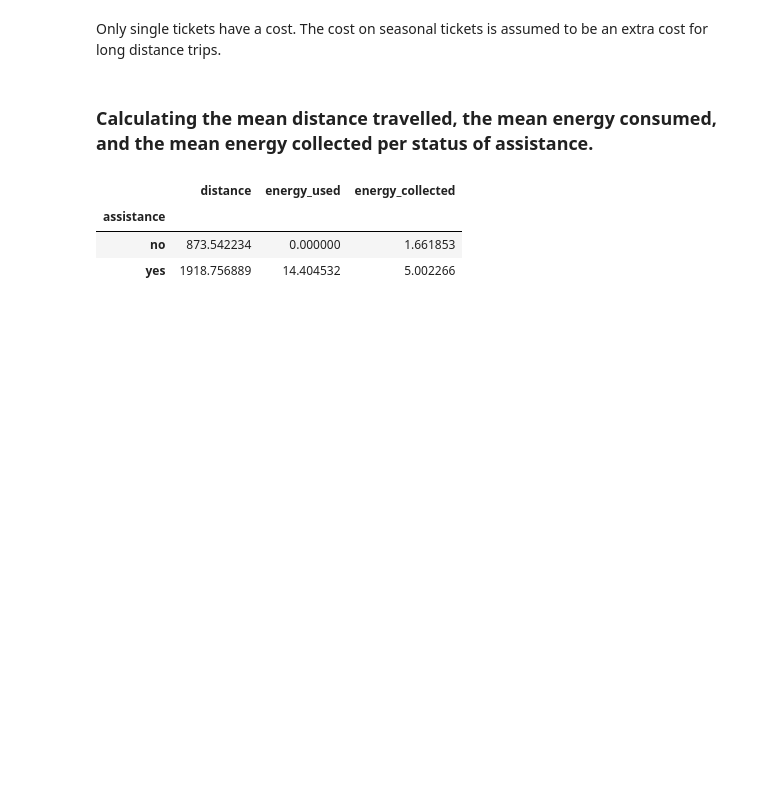
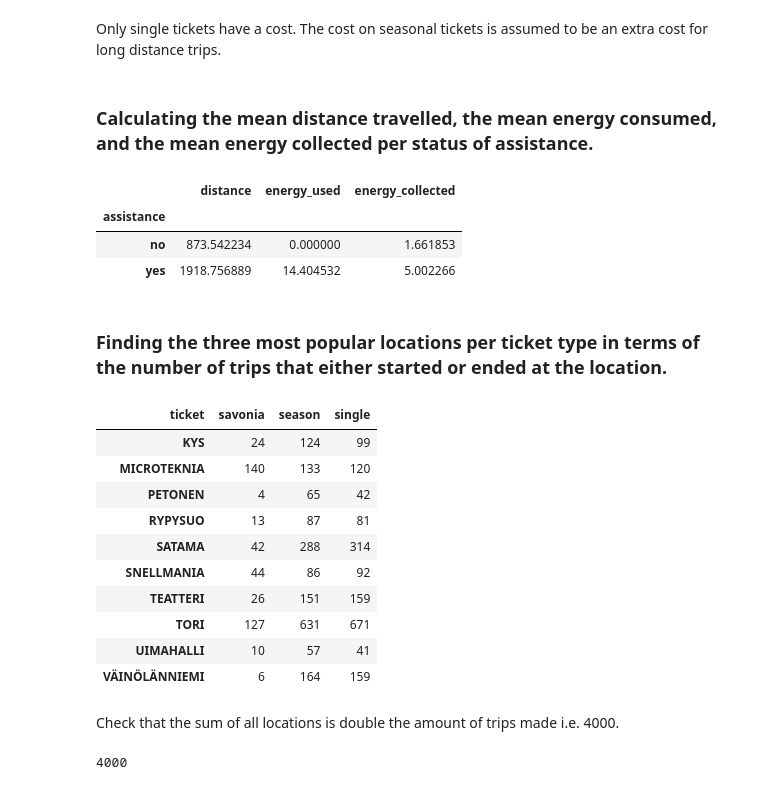
Before and after one commit to jhpyyk/data-analysis, a Jupyter notebook: statistical-data-analysis/project/bike_analysis.ipynb, the cells around one changed output. Saved outputs shown, nothing was run; the diff lists cells and outputs as text; code cells hidden in the pictures; blank space fills up the shorter version.

Commit message:
Popular locations done

```diff
--- a/statistical-data-analysis/project/bike_analysis.ipynb
+++ b/statistical-data-analysis/project/bike_analysis.ipynb
@@ -261,3 +266,28 @@ grouped_assistance
 | assistance |  |  |  |
 | no | 873.542234 | 0.000000 | 1.661853 |
 | yes | 1918.756889 | 14.404532 | 5.002266 |
+# %% [markdown]
+### Finding the three most popular locations per ticket type in terms of the number of trips that either started or ended at the location.
+# %%
+grouped_ticket_location = bike_data.groupby('ticket')[['location_from', 'location_to']]
+trips = grouped_ticket_location.apply(lambda row: row['location_from'].value_counts() + row['location_to'].value_counts())
+trips = trips.transpose()
+trips
+# %% [output]
+| ticket | savonia | season | single |
+| KYS | 24 | 124 | 99 |
+| MICROTEKNIA | 140 | 133 | 120 |
+| PETONEN | 4 | 65 | 42 |
+| RYPYSUO | 13 | 87 | 81 |
+| SATAMA | 42 | 288 | 314 |
+| SNELLMANIA | 44 | 86 | 92 |
+| TEATTERI | 26 | 151 | 159 |
+| TORI | 127 | 631 | 671 |
+| UIMAHALLI | 10 | 57 | 41 |
+| VÄINÖLÄNNIEMI | 6 | 164 | 159 |
+# %% [markdown]
+Check that the sum of all locations is double the amount of trips made i.e. 4000.
+# %%
+trips.values.sum()
+# %% [output]
+4000
```
Also changed, not shown: parts of 3 cells of this notebook.
